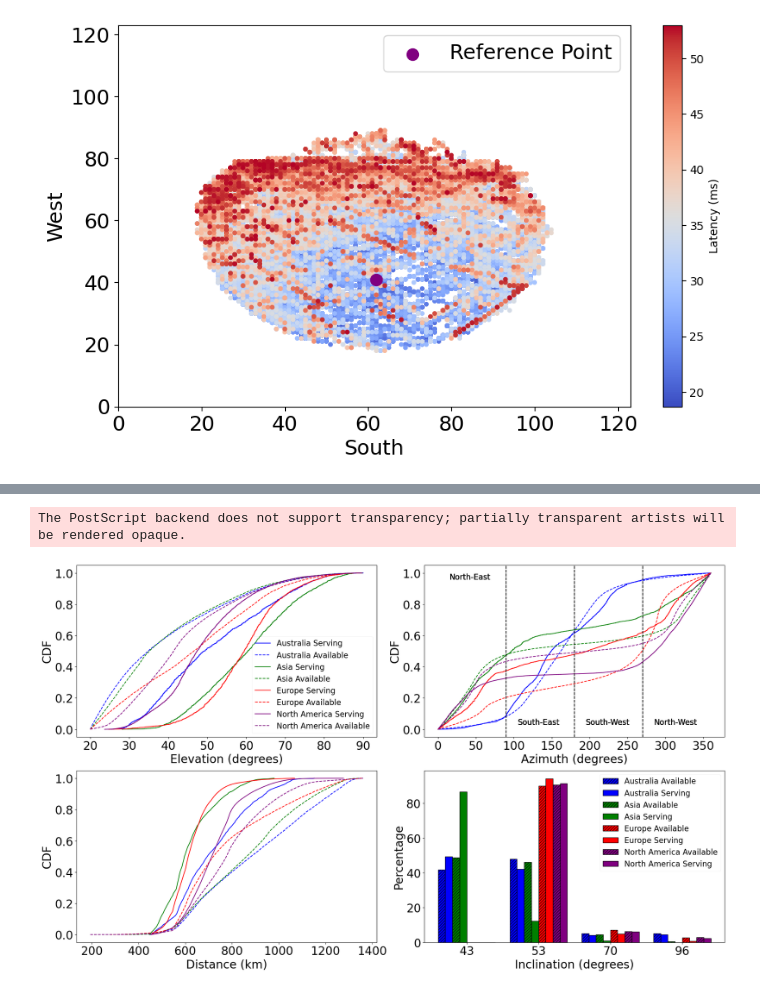
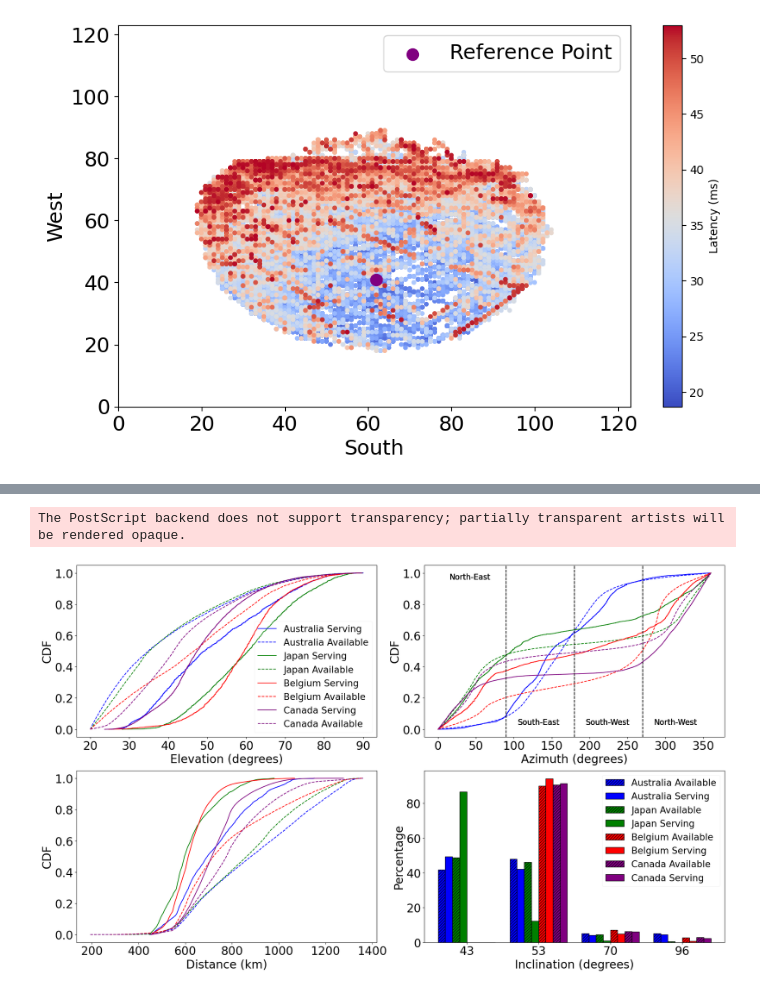
Before and after one commit to aliahan/SatInView, a Jupyter notebook: paper_results/plot.ipynb, the cells around one changed output, grey strips where cells are left out. Cells and saved outputs as stored; diff of their text form; code cells hidden in the pictures.

```diff
--- a/paper_results/plot.ipynb
+++ b/paper_results/plot.ipynb
@@ -1,7 +1,11 @@
 # %%
 import pandas as pd
 import matplotlib.pyplot as plt
-
+import matplotlib
+matplotlib.rcParams['pdf.fonttype'] = 42
+matplotlib.rcParams['ps.fonttype'] = 42
+matplotlib.rcParams['pdf.fonttype'] = 42
+matplotlib.rcParams['ps.fonttype'] = 42
 # Load your CSV file
 file_path = 'matched_satellite_data.csv'  # Update this path to your actual CSV file path
 data = pd.read_csv(file_path)
@@ -164,7 +60,11 @@ import numpy as np
 import matplotlib.pyplot as plt
 import json
 from skyfield.api import load, EarthSatellite
-
+import matplotlib
+matplotlib.rcParams['pdf.fonttype'] = 42
+matplotlib.rcParams['ps.fonttype'] = 42
+matplotlib.rcParams['pdf.fonttype'] = 42
+matplotlib.rcParams['ps.fonttype'] = 42
 def calculate_cdf(data):
     sorted_data = np.sort(data)
     cdf = np.arange(1, len(sorted_data) + 1) / len(sorted_data)
@@ -208,8 +108,8 @@ def categorize_azimuths(azimuths):
 
 def plot_cdfs_and_histograms(fov_data_dict, matched_data_dict):
     fig, axes = plt.subplots(2, 2, figsize=(20, 12))
-    colors = {'Australia': 'blue', 'Asia': 'green', 'Europe': 'red', 'North America': 'purple'}
-    adjustments = {'Australia': 159, 'Asia': 8.8, 'Europe': -43, 'North America': -2.5}
+    colors = {'Australia': 'blue', 'Japan': 'green', 'Belgium': 'red', 'Canada': 'purple'}
+    adjustments = {'Australia': 159, 'Japan': 8.8, 'Belgium': -43, 'Canada': -2.5}
     regions = list(fov_data_dict.keys())
 
     # Prepare data for inclination histograms
@@ -255,7 +155,7 @@ def plot_cdfs_and_histograms(fov_data_dict, matched_data_dict):
         axes[0, 0].set_xlabel('Elevation (degrees)', fontsize=24)
         axes[0, 0].set_ylabel('CDF', fontsize=24)
         axes[0, 0].tick_params(axis='both', which='major', labelsize=24)
-        axes[0, 0].legend(fontsize=16, framealpha=0.2)
+        axes[0, 0].legend(fontsize=19, framealpha=0.2)
 
         # Plot azimuth
         axes[0, 1].plot(azimuth_sorted_matched, azimuth_cdf_matched, linestyle='-', color=colors[region], label=f'{region} Serving')
@@ -297,7 +197,7 @@ def plot_cdfs_and_histograms(fov_data_dict, matched_data_dict):
     axes[1, 1].set_xlabel('Inclination (degrees)', fontsize=24)
     axes[1, 1].set_ylabel('Percentage', fontsize=24)
     axes[1, 1].tick_params(axis='both', which='major', labelsize=24)
-    axes[1, 1].legend(fontsize=16, framealpha=0.2)
+    axes[1, 1].legend(fontsize=19, framealpha=0.2)
 
     plt.tight_layout()
     plt.savefig('CDFs_and_Histograms_All_Regions.eps', format='eps')
@@ -325,37 +225,37 @@ with open('fov_data_kna.json', 'r') as file:
 with open('fov_data_ucl.json', 'r') as file:
     fov_data_ucl = json.load(file)
 
 with open('fov_data_vic.json', 'r') as file:
     fov_data_vic = json.load(file)
 
 # Load TLE data for inclination
 tle_data_url = 'gp.php'
 satellites = load.tle_file(tle_data_url)
 inclinations = {sat.name: sat.model.inclo * 180.0 / np.pi for sat in satellites}
 
 # Add inclination data to the matched dataframes
 matched_bri['Inclination'] = matched_bri['Connected_Satellite'].map(inclinations)
 matched_kna['Inclination'] = matched_kna['Connected_Satellite'].map(inclinations)
 matched_ucl['Inclination'] = matched_ucl['Connected_Satellite'].map(inclinations)
 matched_vic['Inclination'] = matched_vic['Connected_Satellite'].map(inclinations)
 
 # Dictionary of data
 fov_data_dict = {
     'Australia': fov_data_bri,
-    'Asia': fov_data_kna,
-    'Europe': fov_data_ucl,
-    'North America': fov_data_vic
+    'Japan': fov_data_kna,
+    'Belgium': fov_data_ucl,
+    'Canada': fov_data_vic
 }
 
 matched_data_dict = {
     'Australia': matched_bri,
-    'Asia': matched_kna,
-    'Europe': matched_ucl,
-    'North America': matched_vic
+    'Japan': matched_kna,
+    'Belgium': matched_ucl,
+    'Canada': matched_vic
 }
 
 # Plot CDFs and histograms for all regions
 plot_cdfs_and_histograms(fov_data_dict, matched_data_dict)
 # %% [output]
 The PostScript backend does not support transparency; partially transparent artists will be rendered opaque.
-[figure, old version]
+[figure, new version]
```
Also changed, not shown: parts of 4 cells of this notebook, 10 other files.
